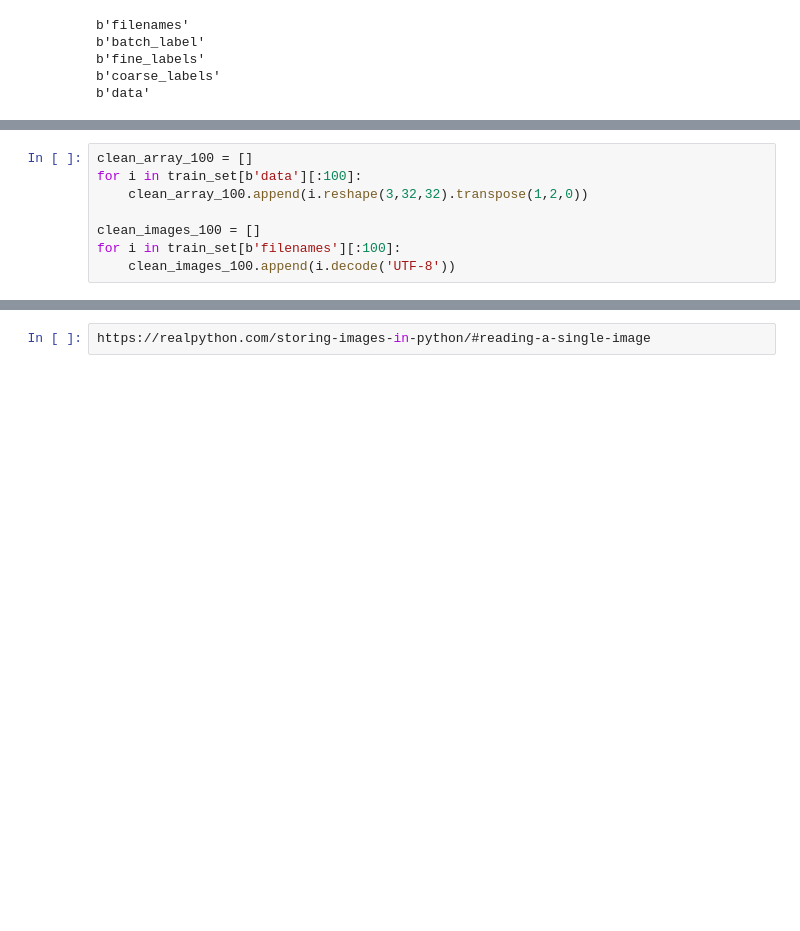
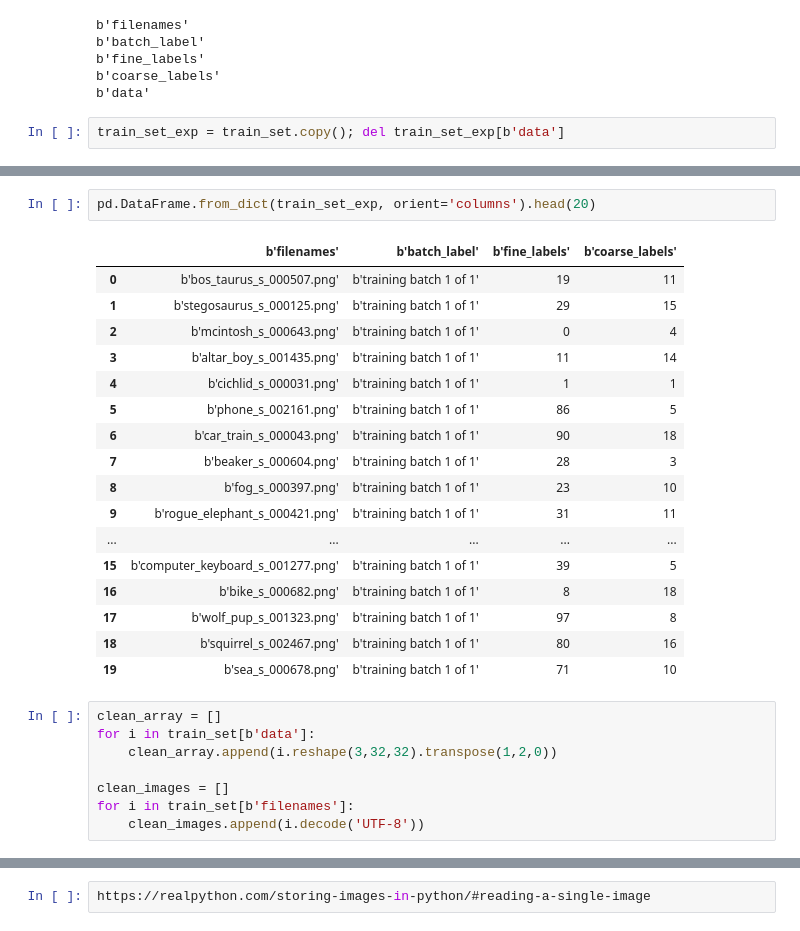
Before and after one commit to kartik-lapsiwala/Alexnet-pytorch, a Jupyter notebook: code/cifar-100 image conversions.ipynb, the cells around one changed output, grey strips where cells are left out. Cells and saved outputs as stored; diff of their text form; blank space fills up the shorter version.

Commit message:
comleted image conversion
updated the script to convert numpy array to images and categorize those images into their labelled folders.

```diff
--- a/code/cifar-100 image conversions.ipynb
+++ b/code/cifar-100 image conversions.ipynb
@@ -24,3 +26,5 @@ b'batch_label'
 b'fine_labels'
 b'coarse_labels'
 b'data'
+# %%
+train_set_exp = train_set.copy(); del train_set_exp[b'data']
@@ -27,8 +54,28 @@ b'data'
+# %%
+pd.DataFrame.from_dict(train_set_exp, orient='columns').head(20)
+# %% [output]
+|  | b'filenames' | b'batch_label' | b'fine_labels' | b'coarse_labels' |
+| 0 | b'bos_taurus_s_000507.png' | b'training batch 1 of 1' | 19 | 11 |
+| 1 | b'stegosaurus_s_000125.png' | b'training batch 1 of 1' | 29 | 15 |
+| 2 | b'mcintosh_s_000643.png' | b'training batch 1 of 1' | 0 | 4 |
+| 3 | b'altar_boy_s_001435.png' | b'training batch 1 of 1' | 11 | 14 |
+| 4 | b'cichlid_s_000031.png' | b'training batch 1 of 1' | 1 | 1 |
+| 5 | b'phone_s_002161.png' | b'training batch 1 of 1' | 86 | 5 |
+| 6 | b'car_train_s_000043.png' | b'training batch 1 of 1' | 90 | 18 |
+| 7 | b'beaker_s_000604.png' | b'training batch 1 of 1' | 28 | 3 |
+| 8 | b'fog_s_000397.png' | b'training batch 1 of 1' | 23 | 10 |
+| 9 | b'rogue_elephant_s_000421.png' | b'training batch 1 of 1' | 31 | 11 |
+| ... | ... | ... | ... | ... |
+| 15 | b'computer_keyboard_s_001277.png' | b'training batch 1 of 1' | 39 | 5 |
+| 16 | b'bike_s_000682.png' | b'training batch 1 of 1' | 8 | 18 |
+| 17 | b'wolf_pup_s_001323.png' | b'training batch 1 of 1' | 97 | 8 |
+| 18 | b'squirrel_s_002467.png' | b'training batch 1 of 1' | 80 | 16 |
+| 19 | b'sea_s_000678.png' | b'training batch 1 of 1' | 71 | 10 |
 # %%
-clean_array_100 = []
-for i in train_set[b'data'][:100]:
-    clean_array_100.append(i.reshape(3,32,32).transpose(1,2,0))
+clean_array = []
+for i in train_set[b'data']:
+    clean_array.append(i.reshape(3,32,32).transpose(1,2,0))
 
-clean_images_100 = []
-for i in train_set[b'filenames'][:100]:
-    clean_images_100.append(i.decode('UTF-8'))
+clean_images = []
+for i in train_set[b'filenames']:
+    clean_images.append(i.decode('UTF-8'))
```
Also changed, not shown: parts of 11 cells of this notebook.
